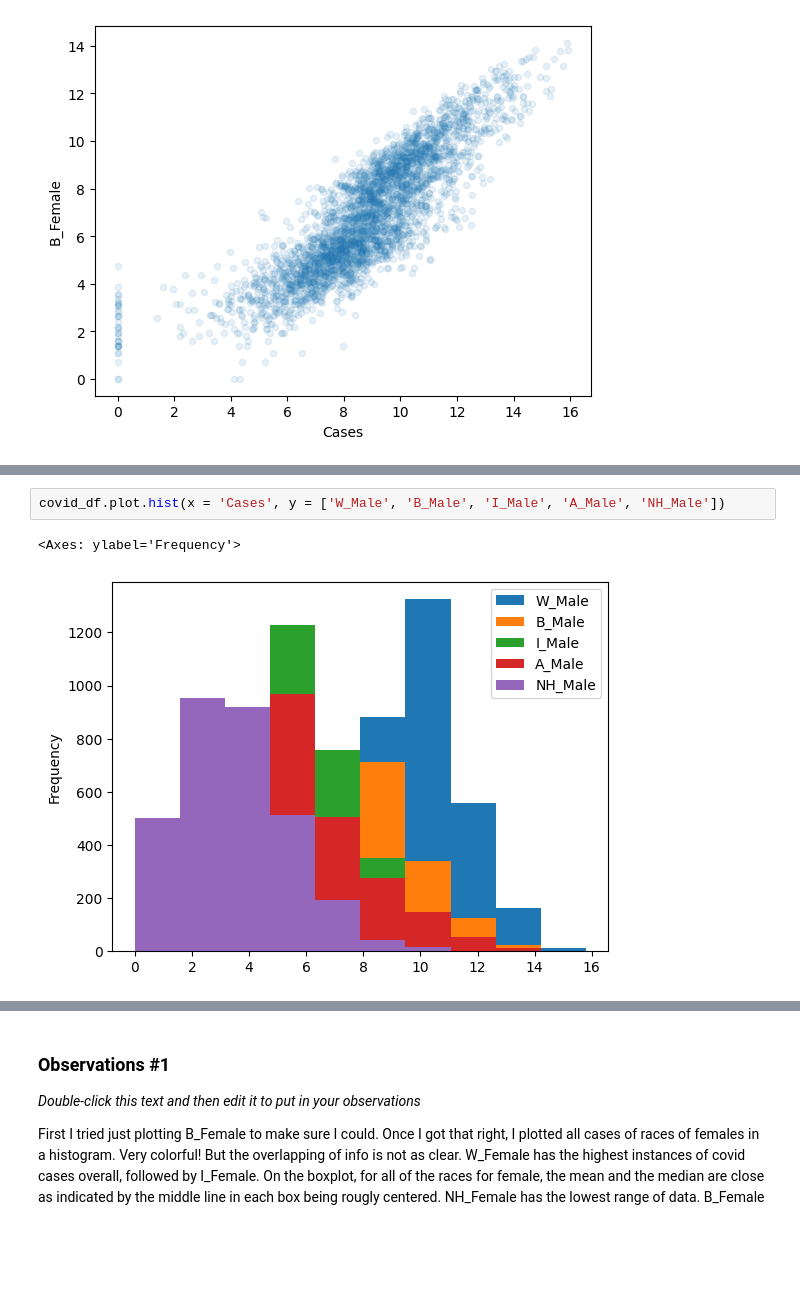
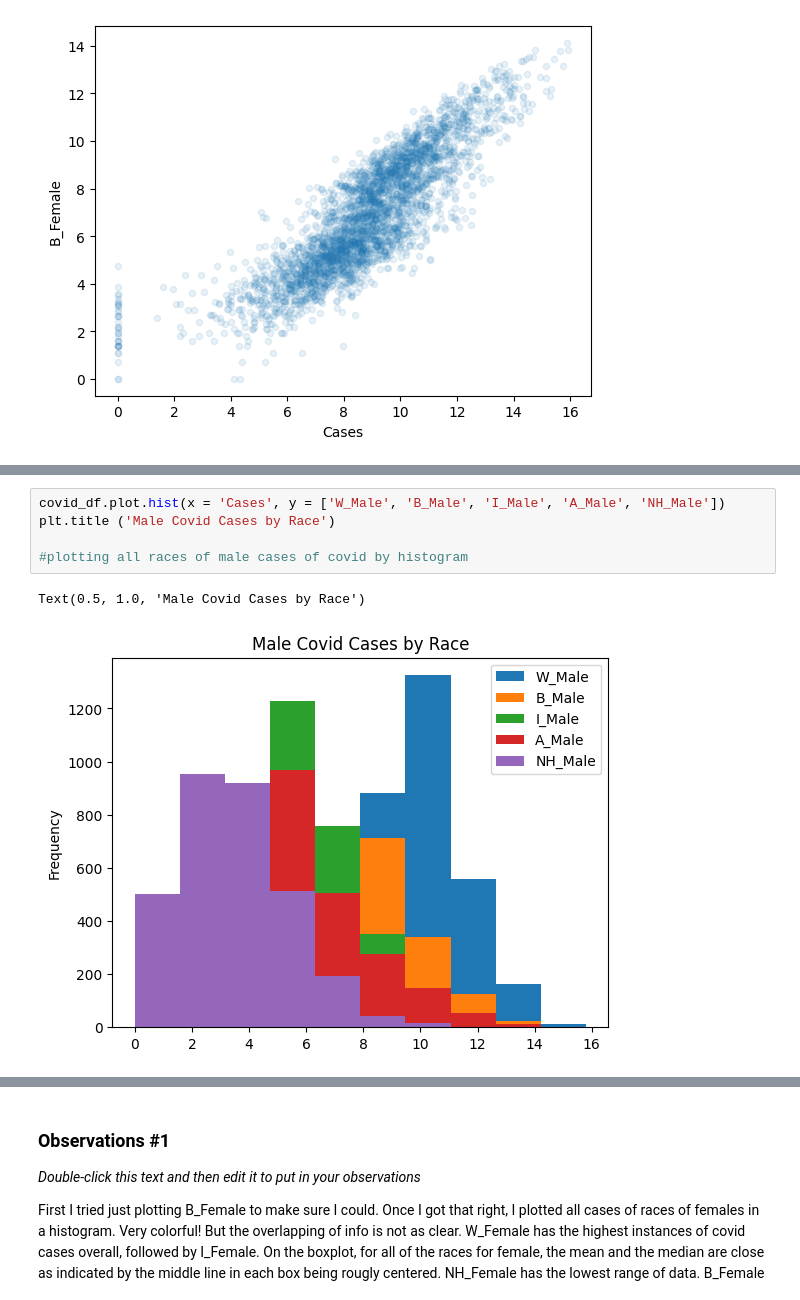
Before and after one commit to pmSLUMSHDS/hds5210-2023, a Jupyter notebook: week09/week09_assignment_2.ipynb, the cells around one changed output, grey strips where cells are left out. Drawn from its saved outputs; the diff is of its cells as text; blank space fills up the shorter version.

```diff
--- a/week09/week09_assignment_2.ipynb
+++ b/week09/week09_assignment_2.ipynb
@@ -314,7 +317,10 @@ covid_df.plot.box(x = 'Cases', y = ['W_Female', 'B_Female', 'I_Female', 'A_Femal
 # %%
 covid_df.plot.hist(x = 'Cases', y = ['W_Male', 'B_Male', 'I_Male', 'A_Male', 'NH_Male'])
+plt.title ('Male Covid Cases by Race')
+
+#plotting all races of male cases of covid by histogram
 # %% [output]
-<Axes: ylabel='Frequency'>
+Text(0.5, 1.0, 'Male Covid Cases by Race')
-[figure, old version]
+[figure, new version]
 # %%
 covid_df.plot(x = 'Cases', y = ['W_Male', 'B_Male', 'I_Male', 'A_Male', 'NH_Male'], kind = 'box')
```
Also changed, not shown: parts of 3 cells of this notebook.
